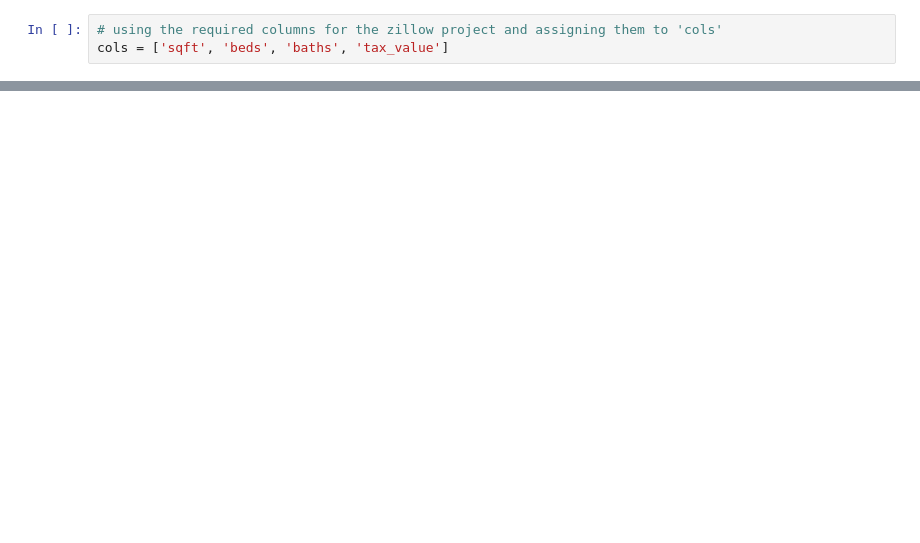
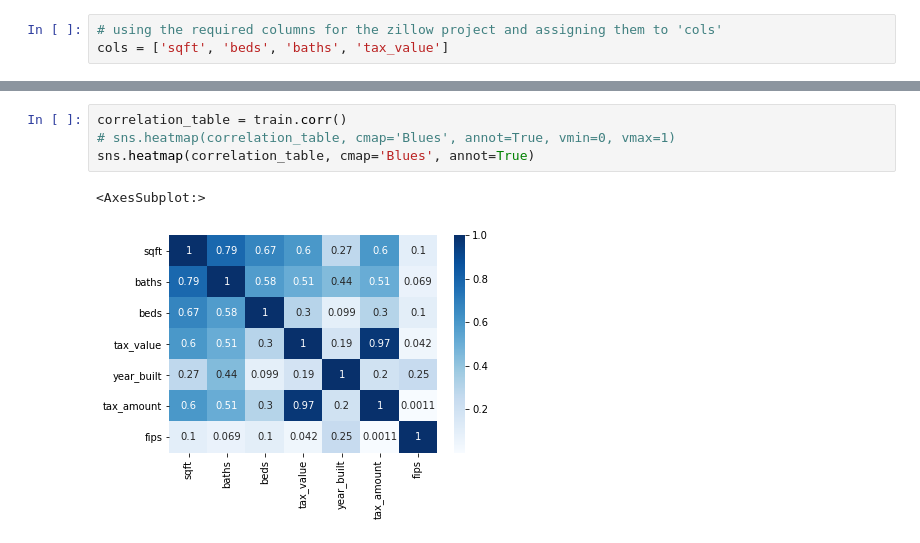
Before and after one commit to jamesallen0351/regression-project, a Jupyter notebook: scratchpad.ipynb, the cells around one changed output, grey strips where cells are left out. Cells and saved outputs as stored; diff of their text form; blank space fills up the shorter version.

```diff
--- a/scratchpad.ipynb
+++ b/scratchpad.ipynb
@@ -280,0 +340,7 @@ NameError: name 'plot_variable_pairs' is not defined
+# %%
+correlation_table = train.corr()
+# sns.heatmap(correlation_table, cmap='Blues', annot=True, vmin=0, vmax=1)
+sns.heatmap(correlation_table, cmap='Blues', annot=True)
+# %% [output]
+<AxesSubplot:>
+[figure, added]
```
Also changed, not shown: parts of 45 cells of this notebook.
